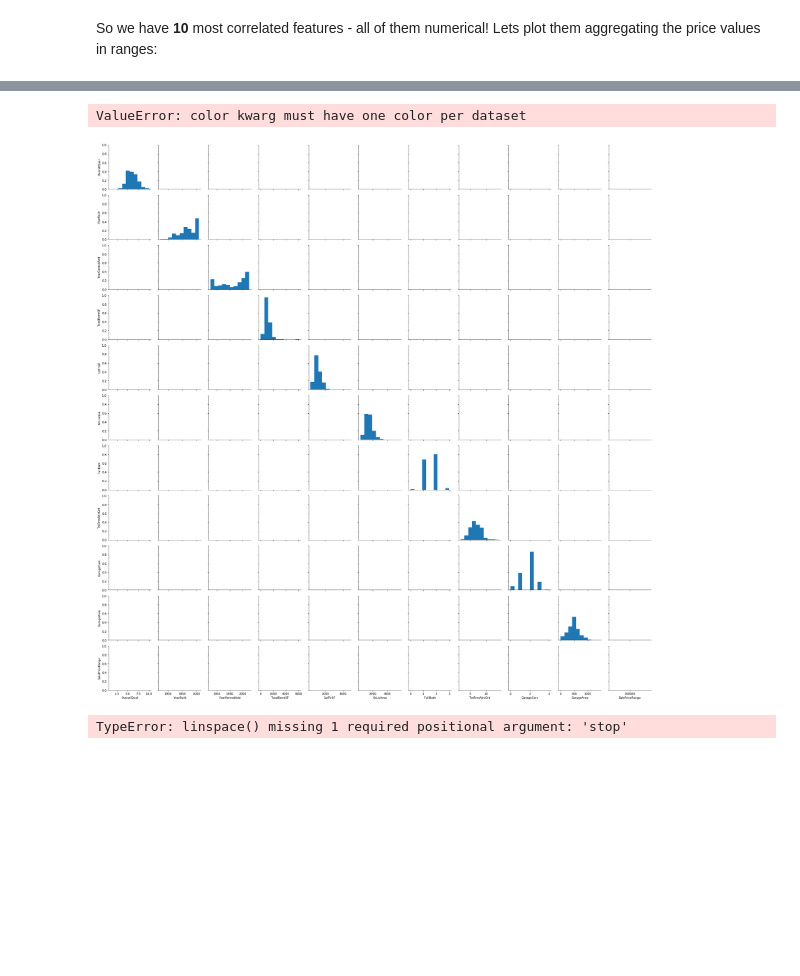
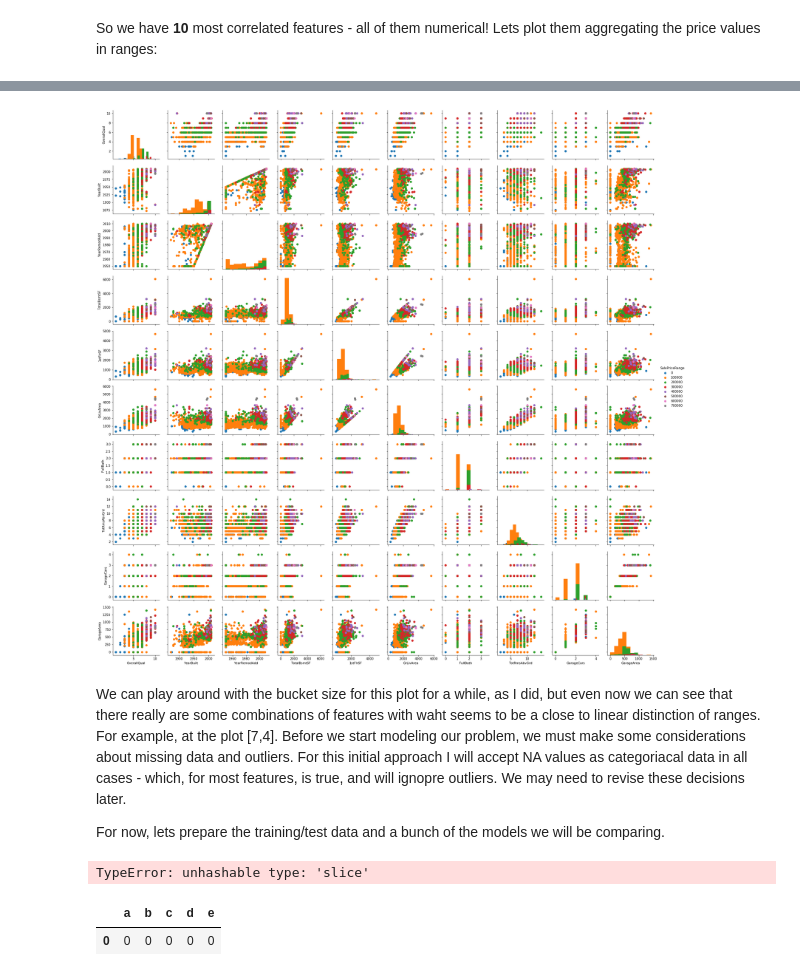
Before and after one commit to pboueke/kaggle-house-prices, a Jupyter notebook: HousePrices.ipynb, the cells around one changed output, grey strips where cells are left out. Cells and saved outputs as stored; diff of their text form; code cells hidden in the pictures; blank space fills up the shorter version.

Commit message:
FInished data analysis

```diff
--- a/HousePrices.ipynb
+++ b/HousePrices.ipynb
@@ -21,10 +23,10 @@ from scipy.stats import norm
 # %%
 # Loading data
 # keep_default_na is set here so that 'NA' values are not parsed as NaN
-train = pd.read_csv("Data/train.csv",keep_default_na=False)
-test = pd.read_csv("Data/test.csv",keep_default_na=False)
+raw_train = pd.read_csv("Data/train.csv",keep_default_na=False)
+raw_test = pd.read_csv("Data/test.csv",keep_default_na=False)
 # Describing the data
-train.head(5)
+raw_train.head(5)
 # %% [output]
 |  | Id | MSSubClass | MSZoning | LotFrontage | LotArea | Street | Alley | LotShape | LandContour | ... |
 | 0 | 1 | 60 | RL | 65 | 8450 | Pave | NA | Reg | Lvl | ... |
@@ -51,2 +53,17 @@ train.describe()
+# %%
+# Hashing trick
+val_hash = {}
+train = pd.DataFrame(raw_train)
+test = pd.DataFrame(test)
+for dataset in [train, raw_test]:
+    for col in dataset.select_dtypes(include=['object']).axes[1]: # select string columns
+        if col not in val_hash:
+            val_hash[col] = {}
+        cid = 0
+        for i,val in enumerate(dataset[col]):
+            if val not in val_hash[col]:
+                val_hash[col][val] = cid
+                cid += 1
+            dataset.iloc[i,dataset.columns.get_loc(col)] = val_hash[col][val]
 # %%
 # Saving the ids
@@ -116,6 +133,17 @@ for feature in train.axes[1]:
         new_set.drop(feature, axis = 1, inplace = True)
 
 new_set.drop("SalePrice", axis = 1, inplace = True)
-new_set["SalePriceRange"] =[str((int(x) // bucket_size) * bucket_size) for x in train["SalePrice"]]
+SalePriceRange = pd.DataFrame({"SalePriceRange":[str((int(x) // bucket_size) * bucket_size) for x in train["SalePrice"]]})
+new_set = pd.concat([new_set, SalePriceRange], axis=1, sort=False)
+#range_data = pd.DataFrame({'SalePriceRange': [str((int(x) // bucket_size) * bucket_size) for x in train["SalePrice"]]})
+#new_set.join(range_data)
 new_set["SalePriceRange"].describe()
+
+sns.countplot(new_set["SalePriceRange"]);
+plt.ylabel('Count')
+plt.title('SalePriceRange distribution')
+ax = plt.gca()
+ax.set_xticklabels(ax.get_xticklabels(),rotation = (-45), fontsize = 10, va='top', ha='left')
+fig = plt.figure()
+plt.show()
 # %% [output]
@@ -127,10 +152,12 @@ Name: SalePriceRange, dtype: object
 # %%
-g = sns.PairGrid(new_set, hue="SalePriceRange")
+axes_vars = [x for x in new_set.axes[1] if x != "SalePriceRange"]
+g = sns.PairGrid(new_set, vars=axes_vars, hue="SalePriceRange")
 g.map_diag(plt.hist)
-#g.map_offdiag(plt.scatter)
-g.map_upper(plt.scatter)
-g.map_lower(sns.kdeplot)
+g.map_offdiag(plt.scatter)
 g.add_legend();
 # %% [output]
-ValueError: color kwarg must have one color per dataset
-[figure, old version]
+[figure, new version]
+# %% [markdown]
+We can play around with the bucket size for this plot for a while, as I did, but even now we can see that there really are some combinations of features with waht seems to be a close to linear distinction of ranges. For example, at the plot [7,4]. Before we start modeling our problem, we must make some considerations about missing data and outliers. For this initial approach I will accept NA values as categoriacal data in all cases - which, for most features, is true, and will ignopre outliers. We may need to revise these decisions later.
+
+For now, lets prepare the training/test data and a bunch of the models we will be comparing.
@@ -137,5 +207,9 @@ ValueError: color kwarg must have one color per dataset
+# %%
+a[:,0:1]
+# %% [output]
+TypeError: unhashable type: 'slice'
 # %%
-a = [1,2,3,[1,2]]
-np.linspace(a)
+a[:1:3]
 # %% [output]
-TypeError: linspace() missing 1 required positional argument: 'stop'
+|  | a | b | c | d | e |
+| 0 | 0 | 0 | 0 | 0 | 0 |
```
Also changed, not shown: parts of 9 cells of this notebook.
